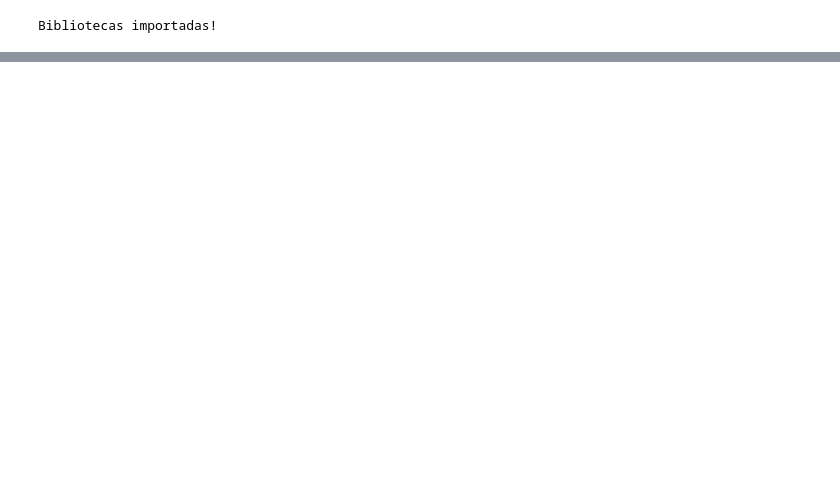
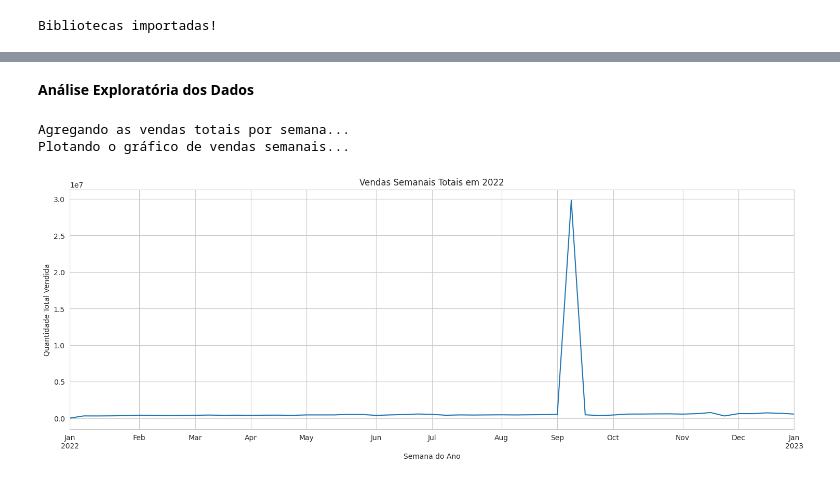
Before and after one commit to gustavokatsuo/Data-Prophets-Big-Data, a Jupyter notebook: notebooks/analise_exploratoria.ipynb, the cells around one changed output, grey strips where cells are left out. Cells and saved outputs as stored; diff of their text form; code cells hidden in the pictures; blank space fills up the shorter version.

Commit message:
Tratamento dos Dados

```diff
--- a/notebooks/analise_exploratoria.ipynb
+++ b/notebooks/analise_exploratoria.ipynb
@@ -112,0 +183,25 @@ memory usage: 1.1+ GB
+# %%
+# TRATAMENTO DE DATA E CRIAÇÃO DE FEATURES
+
+# Garantir que a coluna 'transaction_date' é do tipo datetime
+print("Convertendo a coluna de data...")
+# Usamos .reset_index() primeiro para garantir que 'transaction_date' é uma coluna
+df_completo.reset_index(inplace=True, drop=True)
+df_completo['transaction_date'] = pd.to_datetime(df_completo['transaction_date'])
+print("Conversão concluída.")
+
+# Definir a coluna de data como o índice do DataFrame
+print("\nDefinindo a data como o novo índice...")
+df_completo.set_index('transaction_date', inplace=True)
+df_completo.sort_index(inplace=True)
+print(f"O novo índice é do tipo: {type(df_completo.index)}")
+
+# Agora, criar as features a partir do DatetimeIndex
+print("\nCriando features de tempo a partir do índice...")
+df_completo['semana_do_ano'] = df_completo.index.isocalendar().week
+df_completo['dia_da_semana'] = df_completo.index.day_name()
+df_completo['mes'] = df_completo.index.month
+df_completo['dia_do_mes'] = df_completo.index.day
+
+print("\n✅ Sucesso! Features de tempo criadas.")
+display(df_completo[['semana_do_ano', 'dia_da_semana', 'mes', 'dia_do_mes']].head())
@@ -112,0 +225,24 @@ memory usage: 1.1+ GB
+# %% [markdown]
+**Análise Exploratória dos Dados**
+# %%
+# Configurando o estilo e tamanho dos gráficos
+plt.rcParams['figure.figsize'] = (18, 6)
+sns.set_style('whitegrid')
+
+print("Agregando as vendas totais por semana...")
+
+# O método .resample('W') agrupa nosso índice de data por semana ('W' de Weekly)
+# e nos permite fazer uma operação, como somar (.sum()).
+vendas_semanais = df_completo['quantity'].resample('W').sum()
+
+print("Plotando o gráfico de vendas semanais...")
+
+# Agora, simplesmente plotamos o resultado
+ax = vendas_semanais.plot(title='Vendas Semanais Totais em 2022')
+ax.set_xlabel('Semana do Ano')
+ax.set_ylabel('Quantidade Total Vendida')
+plt.show()
+# %% [output]
+Agregando as vendas totais por semana...
+Plotando o gráfico de vendas semanais...
+[figure, added]
```
Also changed, not shown: parts of 11 cells of this notebook.
